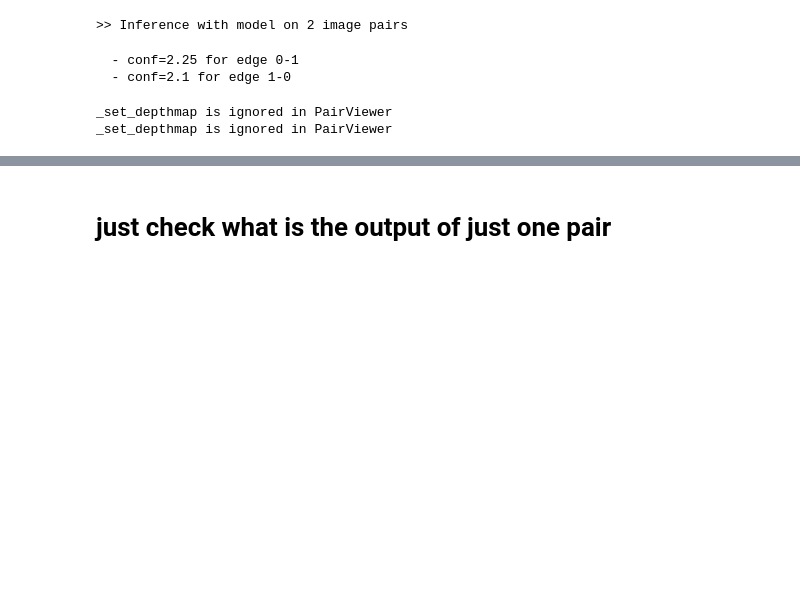
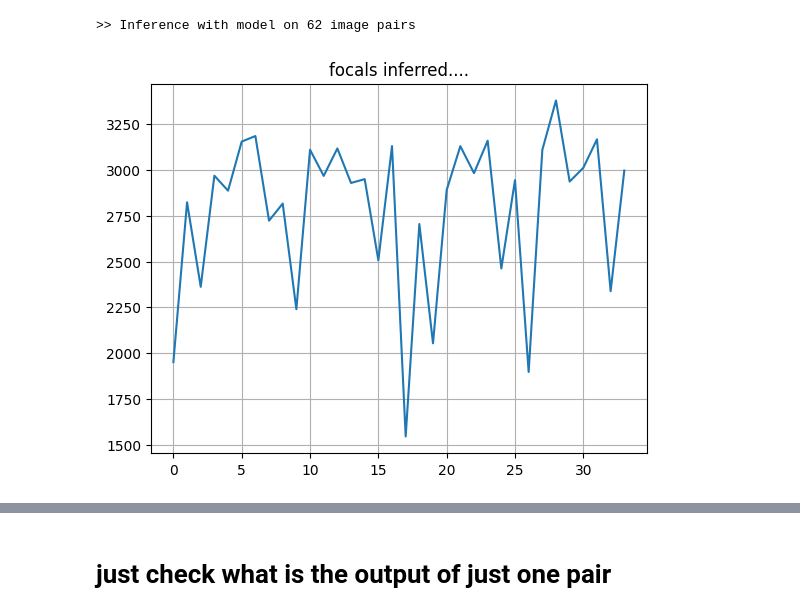
Before and after one commit to manel-ferreira-01/mast3r, a Jupyter notebook: demo.ipynb, the cells around one changed output, grey strips where cells are left out. Cells and saved outputs as stored; diff of their text form; code cells hidden in the pictures; blank space fills up the shorter version.

```diff
--- a/demo.ipynb
+++ b/demo.ipynb
@@ -137,5 +147,5 @@ Optimization took 10.932291269302368 s
 # %%
-# dust3r ga + mast3r model
+# DUST3R ga + MAST3R model
 from dust3r.inference import inference
 from dust3r.cloud_opt import global_aligner, GlobalAlignerMode
 from dust3r.cloud_opt.base_opt import clean_pointcloud
@@ -148,20 +158,20 @@ for pair in pairs:
     pair[1]["img"][0,:,torch.tensor(pair[1]["gt"]).to(torch.bool)] = 0
 
 output = inference(pairs, model, device, batch_size=1, verbose=True)
-
-
-mode = GlobalAlignerMode.PointCloudOptimizer if len(imgs) > 2 else GlobalAlignerMode.PairViewer
-init_mode = "mst" if len(imgs) > 2 else "known_poses"
-
-scene = global_aligner(output, device=device, mode=mode, verbose=True)
-
-loss = scene.compute_global_alignment(init=init_mode, niter=150, schedule="cosine", lr=0.01)
-
-# better confs
-cleaned_confs = clean_pointcloud(scene.get_conf(), scene.get_intrinsics(), inv(scene.get_im_poses()), scene.get_conf(), scene.get_pts3d())
 # %% [output]
->> Inference with model on 2 image pairs
+>> Inference with model on 62 image pairs
-  - conf=2.25 for edge 0-1
-  - conf=2.1 for edge 1-0
-_set_depthmap is ignored in PairViewer
-_set_depthmap is ignored in PairViewer
+# %%
+%matplotlib inline
+from dust3r.post_process import estimate_focal_knowing_depth
+
+focals = np.array([estimate_focal_knowing_depth(output["pred2"]["pts3d_in_other_view"][idx_pair,:,:,:].unsqueeze(0).to(device) ,\
+                                                (torch.tensor( imgs[0]["img"].shape[2:] ) / 2).to(device) , focal_mode='weiszfeld').cpu()
+                                                for idx_pair in range(len(pairs))])
+
+plt.clf()
+plt.plot(focals)
+plt.title("focals inferred....")
+plt.grid()
+plt.show()
+# %% [output]
+[figure, added]
```
Also changed, not shown: parts of 33 cells of this notebook, 3 other files.
